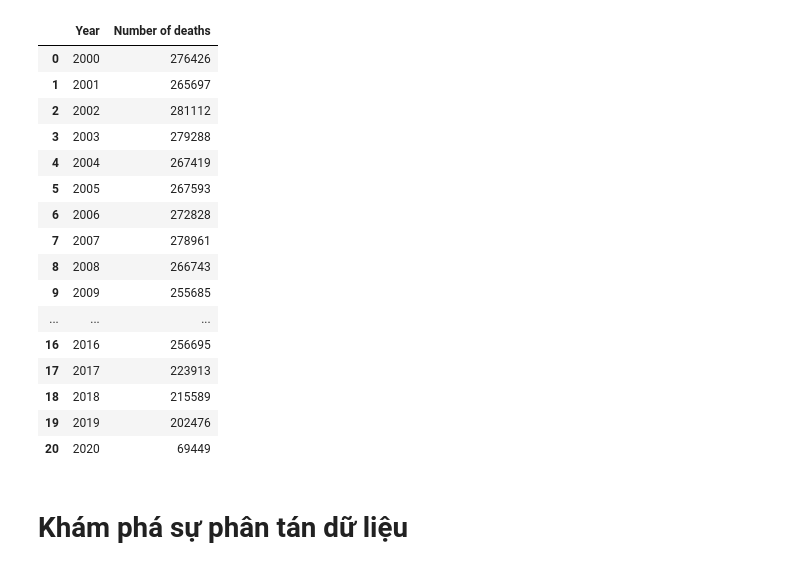
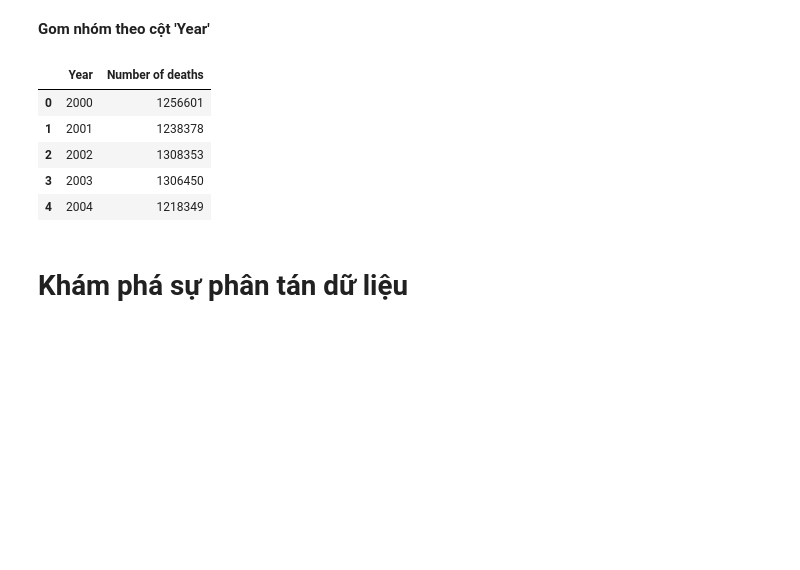
Before and after one commit to tungbtt/NMKHDL_Project, a Jupyter notebook: Model.ipynb, the cells around one changed output. Cells and saved outputs as stored; diff of their text form; code cells hidden in the pictures; blank space fills up the shorter version.

```diff
--- a/Model.ipynb
+++ b/Model.ipynb
@@ -27,29 +47,20 @@ df.head()
-# %%
-years, number_of_deaths = [], []
-for name, group in df[['Year', 'Road traffic accidents']].groupby('Year'):
-    years.append(int(name.split('-')[0]))
-    number_of_deaths.append(group['Road traffic accidents'].sum())
-
-model_df = pd.DataFrame({'Year': years, 'Number of deaths': number_of_deaths})
-model_df
-# %% [output]
-|  | Year | Number of deaths |
-| 0 | 2000 | 276426 |
-| 1 | 2001 | 265697 |
-| 2 | 2002 | 281112 |
-| 3 | 2003 | 279288 |
-| 4 | 2004 | 267419 |
-| 5 | 2005 | 267593 |
-| 6 | 2006 | 272828 |
-| 7 | 2007 | 278961 |
-| 8 | 2008 | 266743 |
-| 9 | 2009 | 255685 |
-| ... | ... | ... |
-| 16 | 2016 | 256695 |
-| 17 | 2017 | 223913 |
-| 18 | 2018 | 215589 |
-| 19 | 2019 | 202476 |
-| 20 | 2020 | 69449 |
+# %% [markdown]
+**Gom nhóm theo cột 'Year'**
+# %%
+years, number_of_deaths = [], []
+for name, group in df.drop(['Continent', 'Country', 'Age'], axis=1).groupby('Year'):
+    years.append(int(name.split('-')[0]))
+    number_of_deaths.append(group.drop('Year', axis=1).sum().sum())
+
+model_df = pd.DataFrame({'Year': years, 'Number of deaths': number_of_deaths})
+model_df.head()
+# %% [output]
+|  | Year | Number of deaths |
+| 0 | 2000 | 1256601 |
+| 1 | 2001 | 1238378 |
+| 2 | 2002 | 1308353 |
+| 3 | 2003 | 1306450 |
+| 4 | 2004 | 1218349 |
 # %% [markdown]
 # Khám phá sự phân tán dữ liệu
 # %%
```
Also changed, not shown: parts of 40 cells of this notebook.
